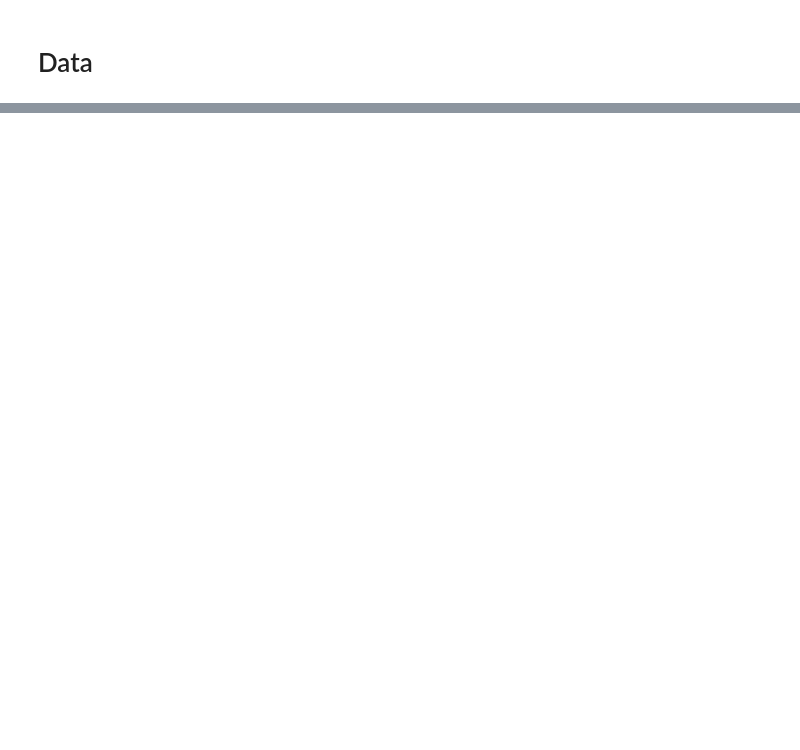
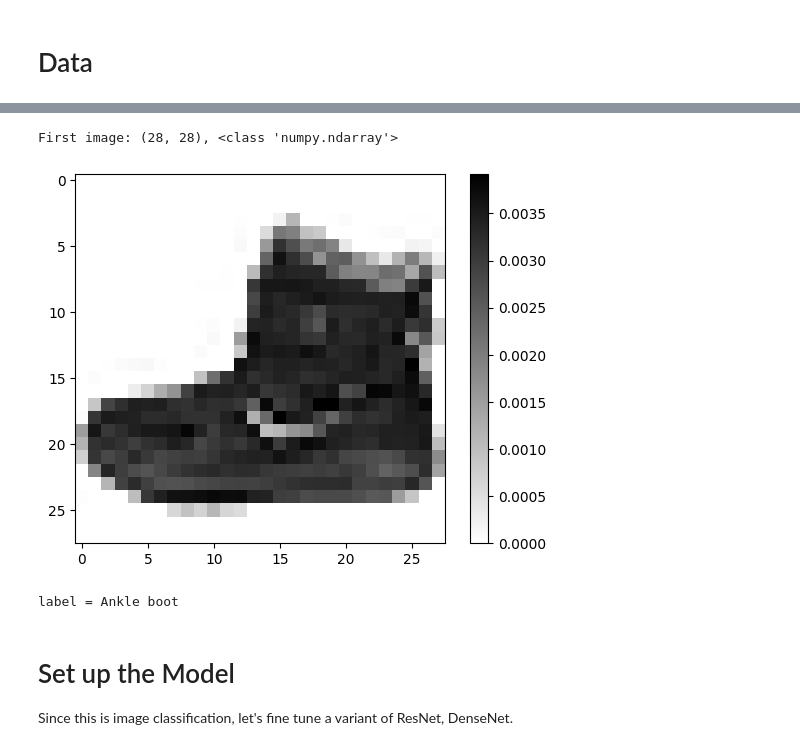
Before and after one commit to WeiXie03/coursera-deep-learning-specialization, a Jupyter notebook: C4 - Convolutional Neural Networks/Week 1/conv_fashionMNIST.ipynb, the cells around one changed output, grey strips where cells are left out. Cells and saved outputs as stored; diff of their text form; code cells hidden in the pictures; blank space fills up the shorter version.

```diff
--- a/C4 - Convolutional Neural Networks/Week 1/conv_fashionMNIST.ipynb
+++ b/C4 - Convolutional Neural Networks/Week 1/conv_fashionMNIST.ipynb
@@ -16,0 +58,20 @@ ModuleNotFoundError: No module named 'tensorflow'
+# %%
+train_imgs = train_imgs / 255.0
+test_imgs = test_imgs / 255.0
+# %%
+print(f"First image: {train_imgs[0].shape}, {type(train_imgs[0])}")
+
+plt.figure()
+plt.imshow(train_imgs[0], cmap="binary")
+plt.colorbar()
+plt.grid(False)
+plt.show()
+
+print(f"label = {CLASS_NAMES[train_labels[0]]}")
+# %% [output]
+First image: (28, 28), <class 'numpy.ndarray'>
+[figure, added]
+label = Ankle boot
+# %% [markdown]
+# Set up the Model
+Since this is image classification, let's fine tune a variant of ResNet, DenseNet.
```
Also changed, not shown: parts of 7 cells of this notebook.
